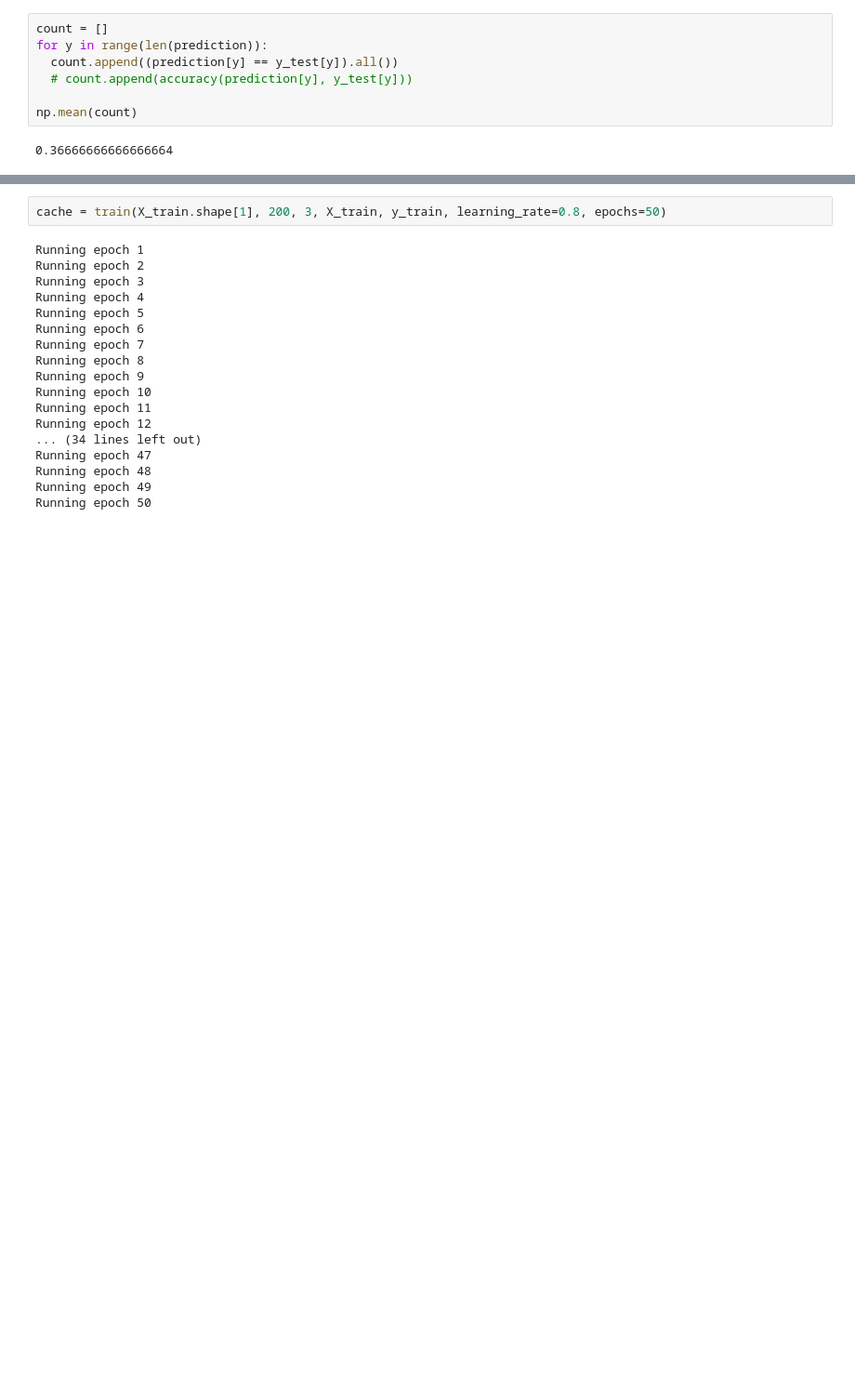
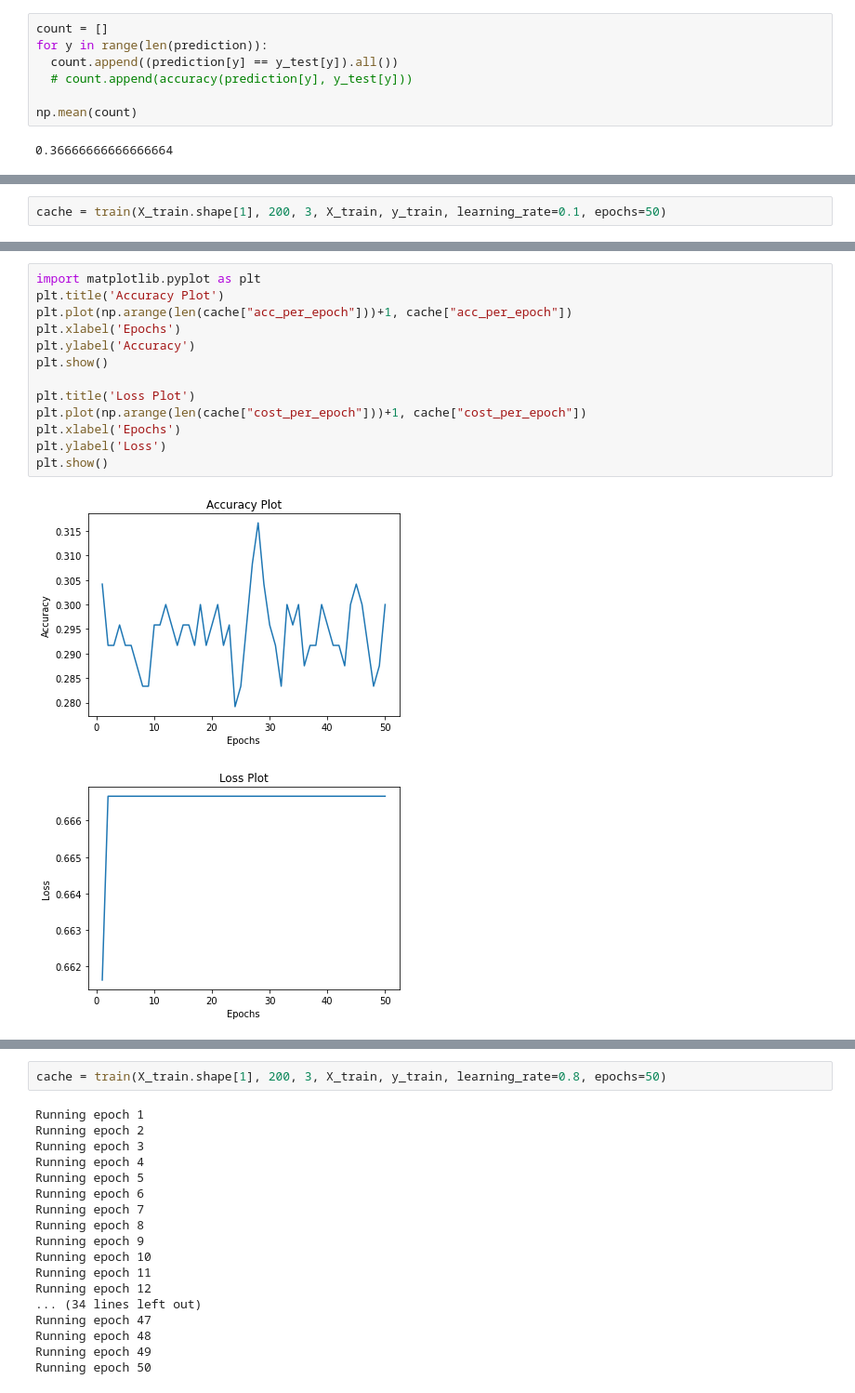
Before and after one commit to vincentjunitio00/Flower-Classification-from-scratch, a Jupyter notebook: Flower_Classification.ipynb, the cells around one changed output, grey strips where cells are left out. Shown: that part at 93% size. Saved outputs shown, nothing was run; the diff lists cells and outputs as text; blank space fills up the shorter version.

```diff
--- a/Flower_Classification.ipynb
+++ b/Flower_Classification.ipynb
@@ -345,0 +576,2 @@ prediction
+# %%
+cache = train(X_train.shape[1], 200, 3, X_train, y_train, learning_rate=0.1, epochs=50)
@@ -345,0 +596,16 @@ prediction
+# %%
+import matplotlib.pyplot as plt
+plt.title('Accuracy Plot')
+plt.plot(np.arange(len(cache["acc_per_epoch"]))+1, cache["acc_per_epoch"])
+plt.xlabel('Epochs')
+plt.ylabel('Accuracy')
+plt.show()
+
+plt.title('Loss Plot')
+plt.plot(np.arange(len(cache["cost_per_epoch"]))+1, cache["cost_per_epoch"])
+plt.xlabel('Epochs')
+plt.ylabel('Loss')
+plt.show()
+# %% [output]
+[figure, added]
+[figure, added]
```
Also changed, not shown: parts of 36 cells of this notebook.
